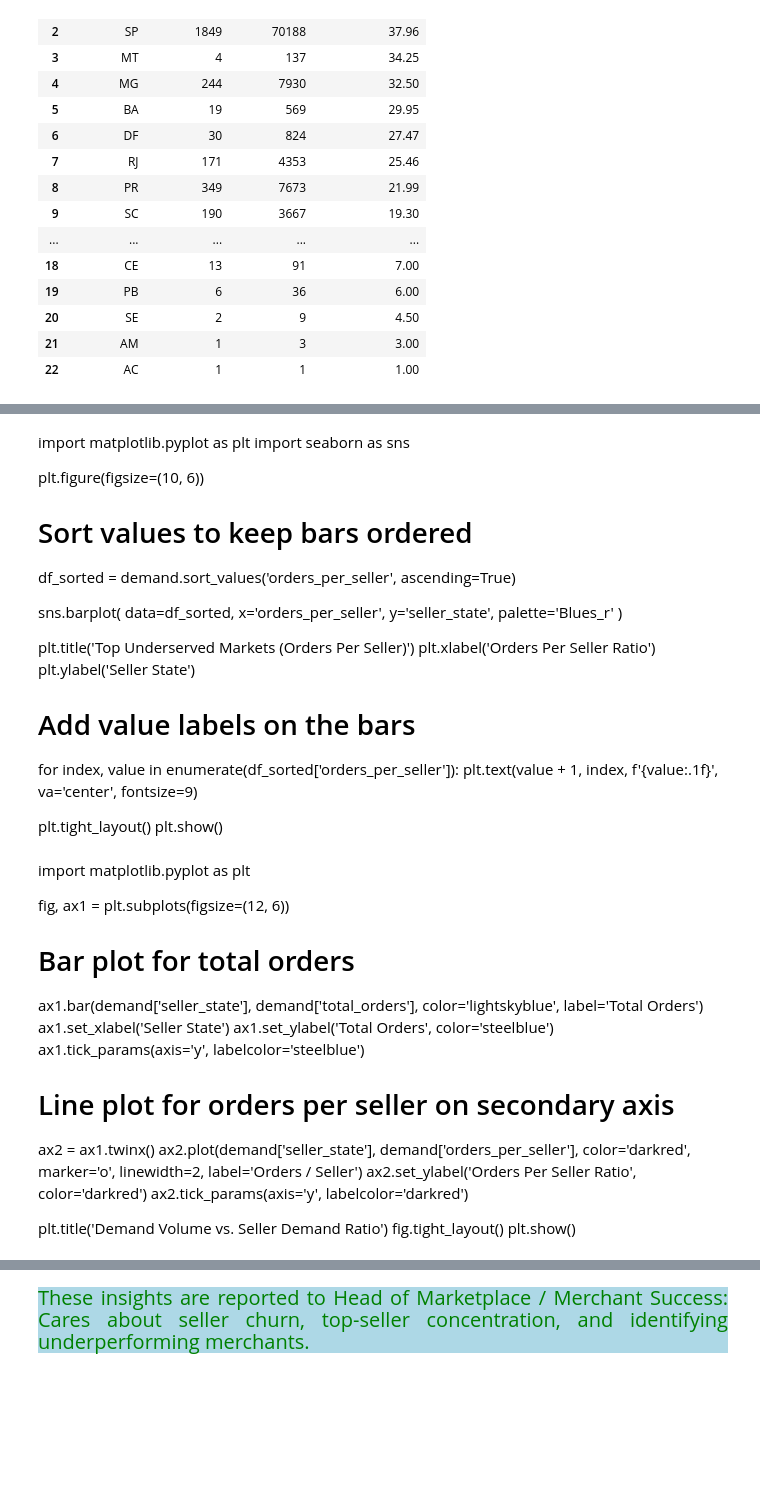
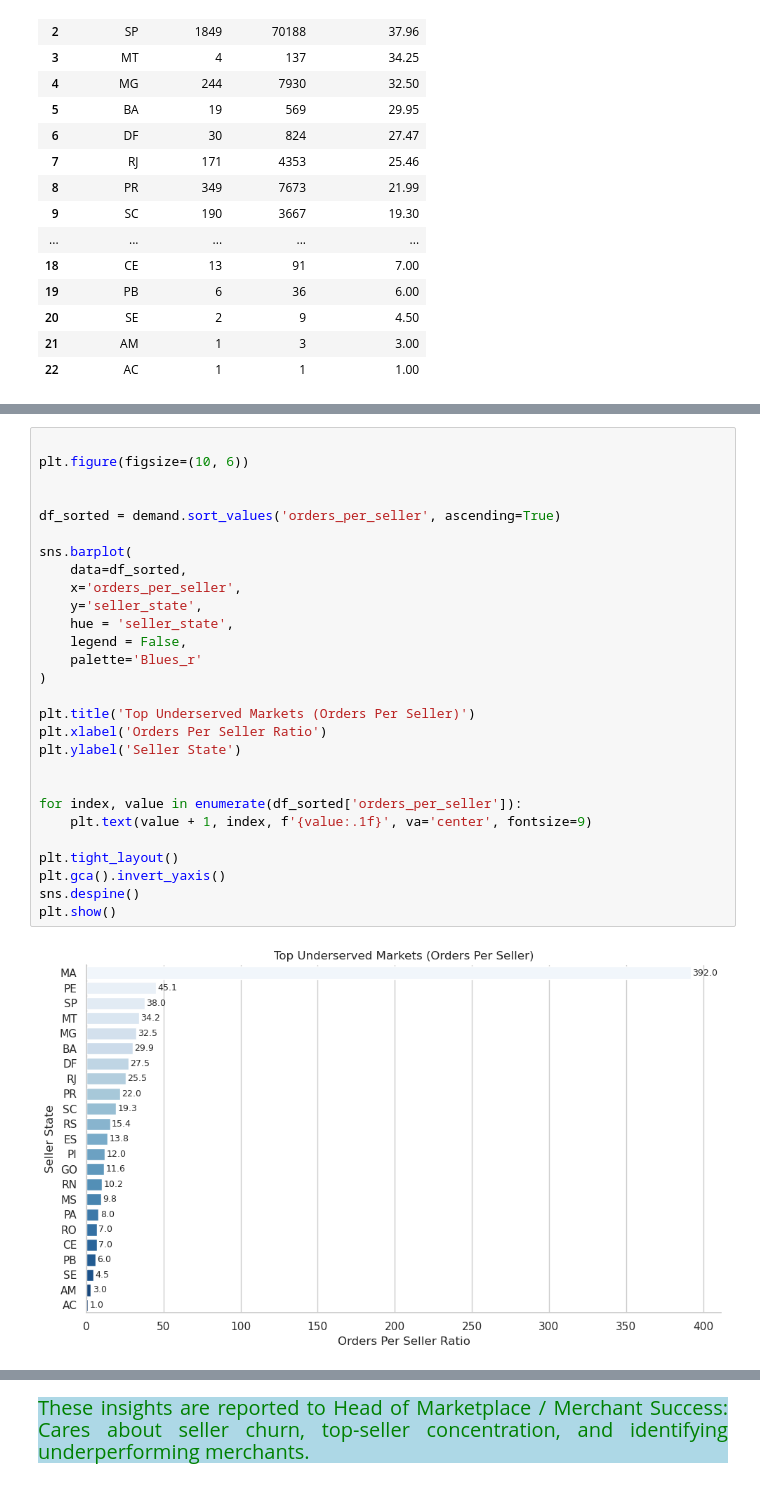
Before and after one commit to Kartika-Nidhi/Brazilian_Olist_Analysis, a Jupyter notebook: BrazilianOlist.ipynb, the cells around one changed output, grey strips where cells are left out. Cells and saved outputs as stored; diff of their text form; blank space fills up the shorter version.

```diff
--- a/BrazilianOlist.ipynb
+++ b/BrazilianOlist.ipynb
@@ -1345,46 +1312,30 @@ plt.show()
-# %% [markdown]
-import matplotlib.pyplot as plt
-import seaborn as sns
-
-plt.figure(figsize=(10, 6))
-
-# Sort values to keep bars ordered
-df_sorted = demand.sort_values('orders_per_seller', ascending=True)
-
-sns.barplot(
-    data=df_sorted,
-    x='orders_per_seller',
-    y='seller_state',
-    palette='Blues_r'
-)
-
-plt.title('Top Underserved Markets (Orders Per Seller)')
-plt.xlabel('Orders Per Seller Ratio')
-plt.ylabel('Seller State')
-
-# Add value labels on the bars
-for index, value in enumerate(df_sorted['orders_per_seller']):
-    plt.text(value + 1, index, f'{value:.1f}', va='center', fontsize=9)
-
-plt.tight_layout()
-plt.show()
-# %% [markdown]
-import matplotlib.pyplot as plt
-
-fig, ax1 = plt.subplots(figsize=(12, 6))
-
-# Bar plot for total orders
-ax1.bar(demand['seller_state'], demand['total_orders'], color='lightskyblue', label='Total Orders')
-ax1.set_xlabel('Seller State')
-ax1.set_ylabel('Total Orders', color='steelblue')
-ax1.tick_params(axis='y', labelcolor='steelblue')
-
-# Line plot for orders per seller on secondary axis
-ax2 = ax1.twinx()
-ax2.plot(demand['seller_state'], demand['orders_per_seller'], color='darkred', marker='o', linewidth=2, label='Orders / Seller')
-ax2.set_ylabel('Orders Per Seller Ratio', color='darkred')
-ax2.tick_params(axis='y', labelcolor='darkred')
-
-plt.title('Demand Volume vs. Seller Demand Ratio')
-fig.tight_layout()
-plt.show()
+# %%
+
+plt.figure(figsize=(10, 6))
+
+
+df_sorted = demand.sort_values('orders_per_seller', ascending=True)
+
+sns.barplot(
+    data=df_sorted,
+    x='orders_per_seller',
+    y='seller_state',
+    hue = 'seller_state',
+    legend = False,
+    palette='Blues_r'
+)
+
+plt.title('Top Underserved Markets (Orders Per Seller)')
+plt.xlabel('Orders Per Seller Ratio')
+plt.ylabel('Seller State')
+
+
+for index, value in enumerate(df_sorted['orders_per_seller']):
+    plt.text(value + 1, index, f'{value:.1f}', va='center', fontsize=9)
+
+plt.tight_layout()
+plt.gca().invert_yaxis()
+sns.despine()
+plt.show()
+# %% [output]
+[figure, added]
```
Also changed, not shown: parts of 20 cells of this notebook.
